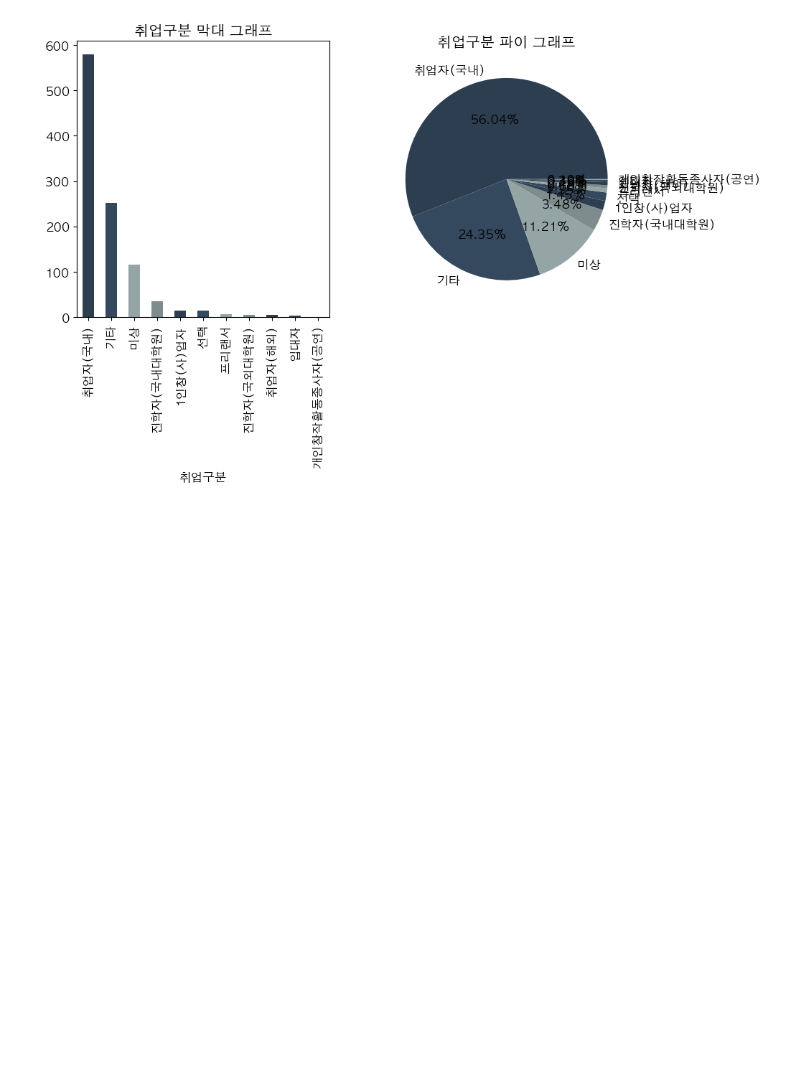
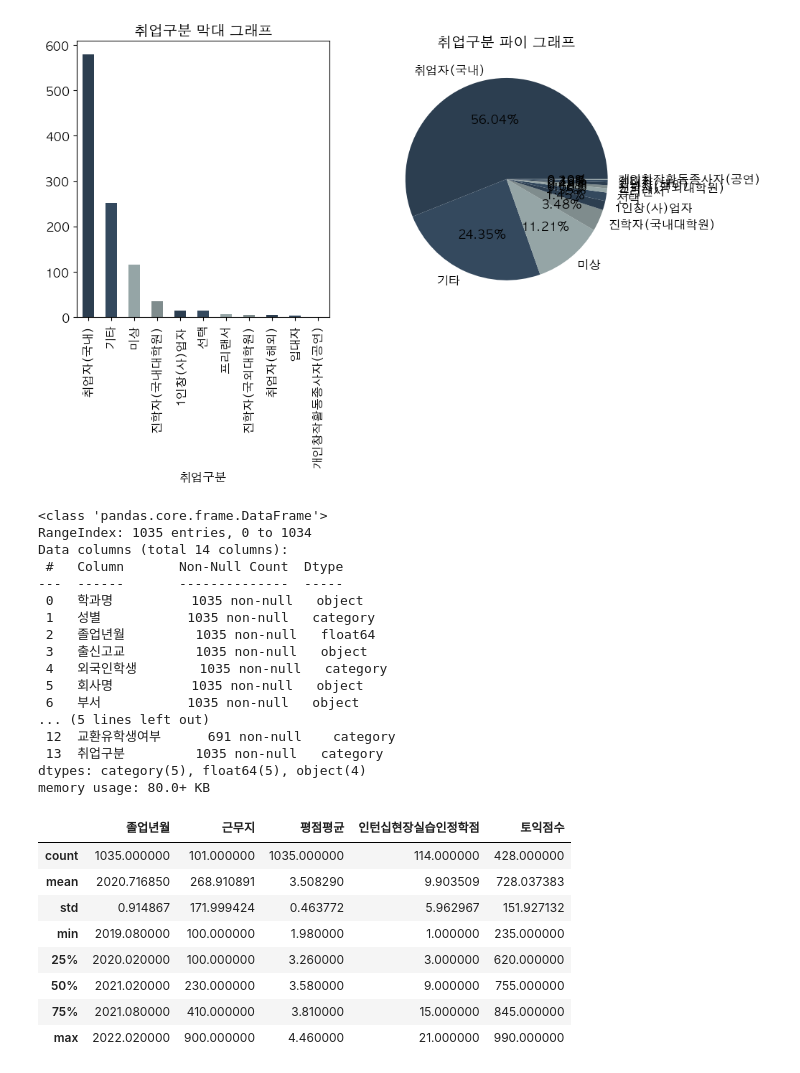
Before and after one commit to rion-5/myda, a Jupyter notebook: notebooks/employ_eda.ipynb, the cells around one changed output. Cells and saved outputs as stored; diff of their text form; code cells hidden in the pictures; blank space fills up the shorter version.

```diff
--- a/notebooks/employ_eda.ipynb
+++ b/notebooks/employ_eda.ipynb
@@ -133,3 +133,33 @@ _ = ax[1].pie(freq_취업구분['count'].values, labels=freq_취업구분.index,
 plt.show()
 # %% [output]
 [figure]
+# %%
+employ_data.info()
+employ_data.describe(include='float')
+# %% [output]
+<class 'pandas.core.frame.DataFrame'>
+RangeIndex: 1035 entries, 0 to 1034
+Data columns (total 14 columns):
+ #   Column       Non-Null Count  Dtype
+---  ------       --------------  -----
+ 0   학과명          1035 non-null   object
+ 1   성별           1035 non-null   category
+ 2   졸업년월         1035 non-null   float64
+ 3   출신고교         1035 non-null   object
+ 4   외국인학생        1035 non-null   category
+ 5   회사명          1035 non-null   object
+ 6   부서           1035 non-null   object
+... (5 lines left out)
+ 12  교환유학생여부      691 non-null    category
+ 13  취업구분         1035 non-null   category
+dtypes: category(5), float64(5), object(4)
+memory usage: 80.0+ KB
+|  | 졸업년월 | 근무지 | 평점평균 | 인턴십현장실습인정학점 | 토익점수 |
+| count | 1035.000000 | 101.000000 | 1035.000000 | 114.000000 | 428.000000 |
+| mean | 2020.716850 | 268.910891 | 3.508290 | 9.903509 | 728.037383 |
+| std | 0.914867 | 171.999424 | 0.463772 | 5.962967 | 151.927132 |
+| min | 2019.080000 | 100.000000 | 1.980000 | 1.000000 | 235.000000 |
+| 25% | 2020.020000 | 100.000000 | 3.260000 | 3.000000 | 620.000000 |
+| 50% | 2021.020000 | 230.000000 | 3.580000 | 9.000000 | 755.000000 |
+| 75% | 2021.080000 | 410.000000 | 3.810000 | 15.000000 | 845.000000 |
+| max | 2022.020000 | 900.000000 | 4.460000 | 21.000000 | 990.000000 |
```
Also changed, not shown: parts of 12 cells of this notebook, 6 other files.
